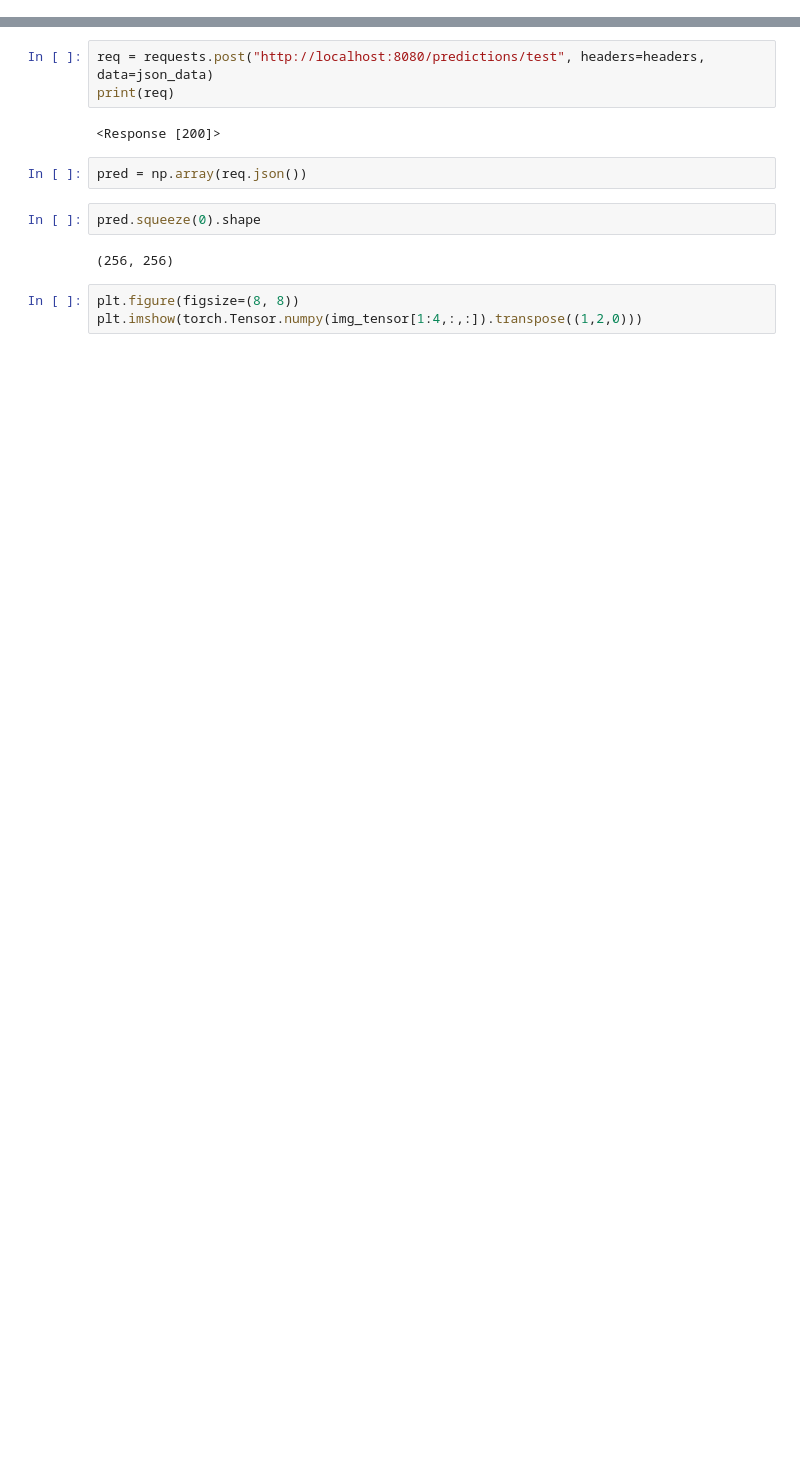
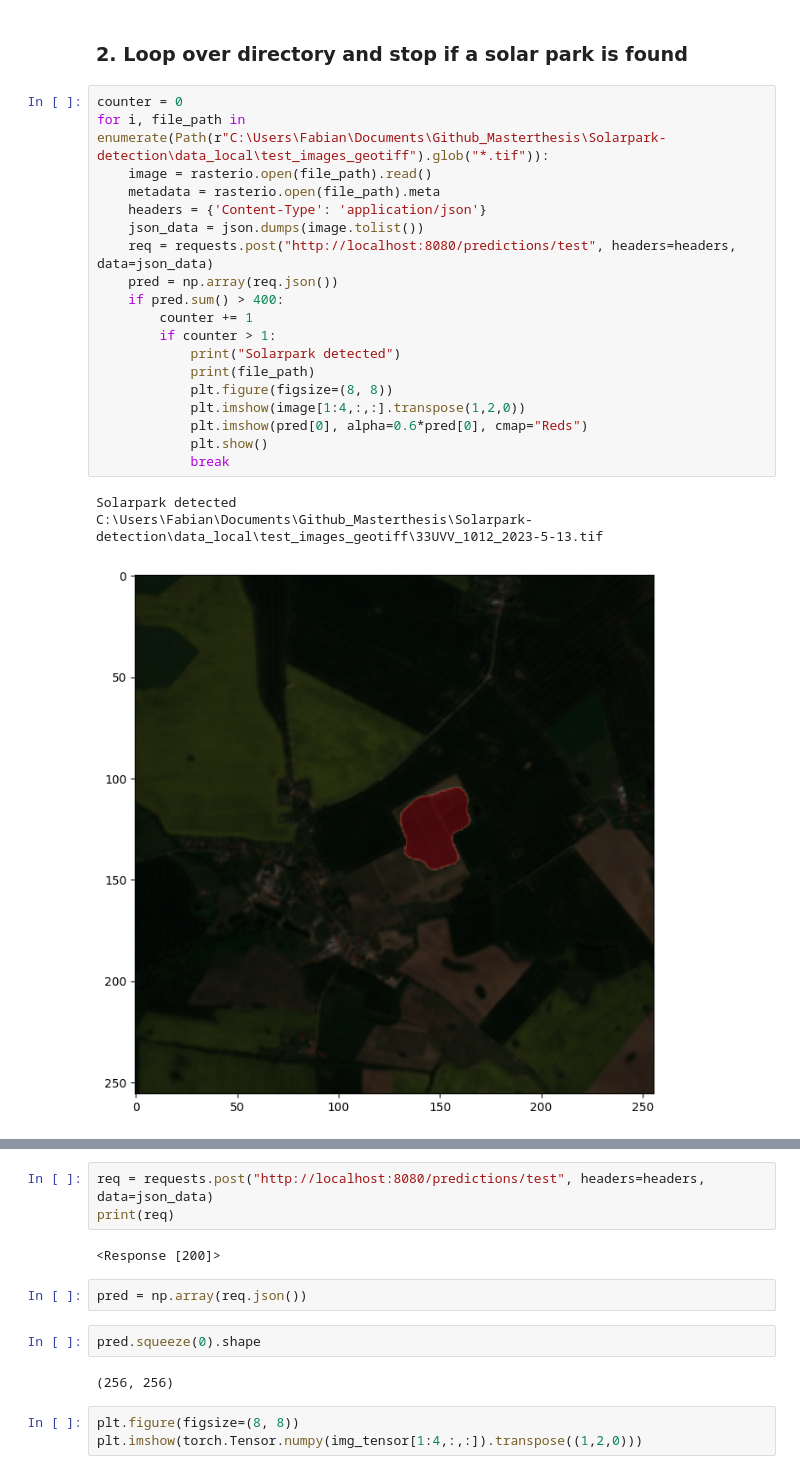
Before and after one commit to Taraman12/Solarpark-detection, a Jupyter notebook: src/ml-feeder/app/feed_ml-serve.ipynb, the cells around one changed output, grey strips where cells are left out. Drawn from its saved outputs; the diff is of its cells as text; blank space fills up the shorter version.

```diff
--- a/src/ml-feeder/app/feed_ml-serve.ipynb
+++ b/src/ml-feeder/app/feed_ml-serve.ipynb
@@ -9,0 +59,25 @@ from rasterio.plot import show
+# %% [markdown]
+### 2. Loop over directory and stop if a solar park is found
+# %%
+counter = 0
+for i, file_path in enumerate(Path(r"C:\Users\Fabian\Documents\Github_Masterthesis\Solarpark-detection\data_local\test_images_geotiff").glob("*.tif")):
+    image = rasterio.open(file_path).read()
+    metadata = rasterio.open(file_path).meta
+    headers = {'Content-Type': 'application/json'}
+    json_data = json.dumps(image.tolist())
+    req = requests.post("http://localhost:8080/predictions/test", headers=headers, data=json_data)
+    pred = np.array(req.json())
+    if pred.sum() > 400:
+        counter += 1
+        if counter > 1:
+            print("Solarpark detected")
+            print(file_path)
+            plt.figure(figsize=(8, 8))
+            plt.imshow(image[1:4,:,:].transpose(1,2,0))
+            plt.imshow(pred[0], alpha=0.6*pred[0], cmap="Reds")
+            plt.show()
+            break
+# %% [output]
+Solarpark detected
+C:\Users\Fabian\Documents\Github_Masterthesis\Solarpark-detection\data_local\test_images_geotiff\33UVV_1012_2023-5-13.tif
+[figure, added]
```
Also changed, not shown: parts of 105 cells of this notebook.
